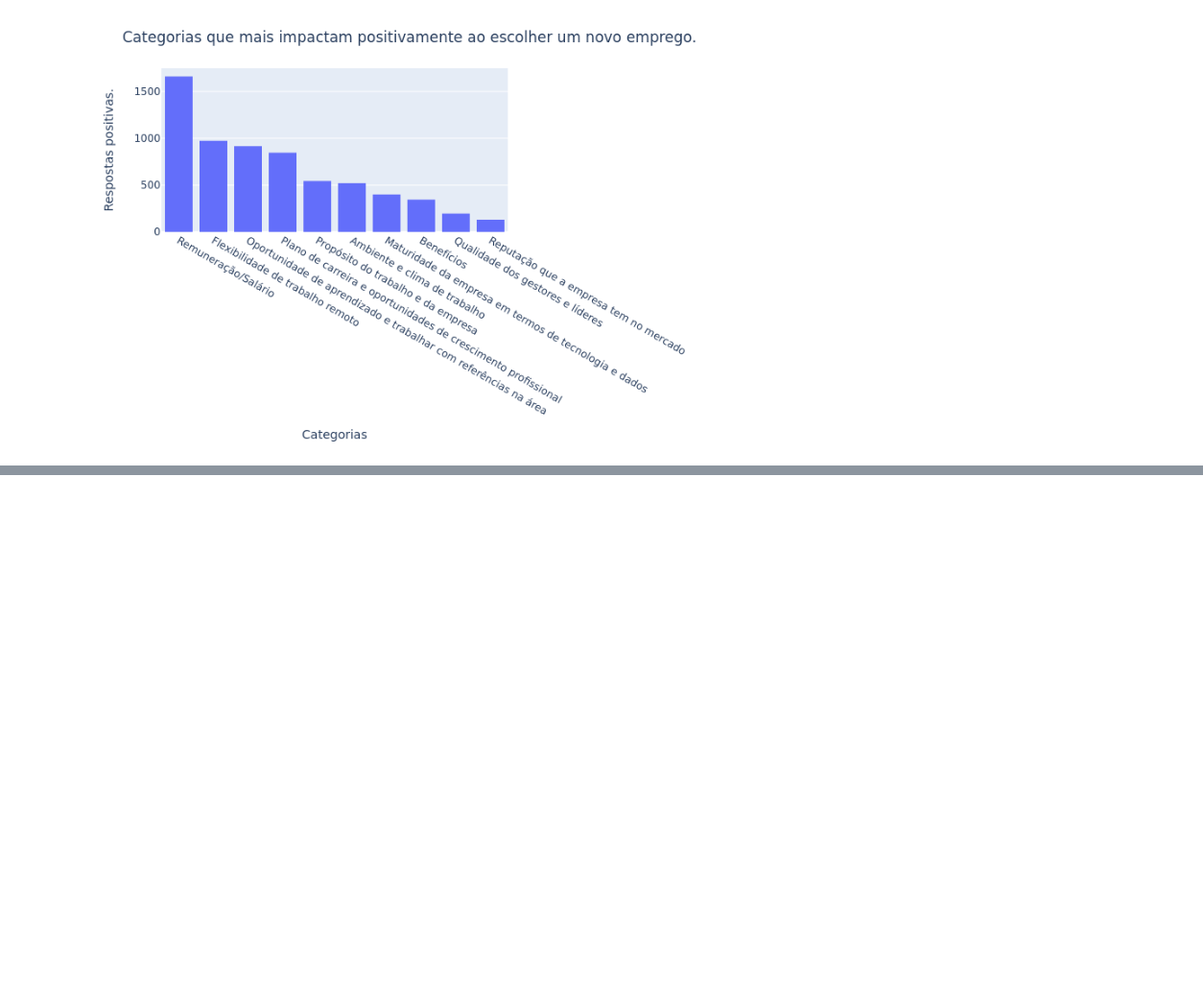
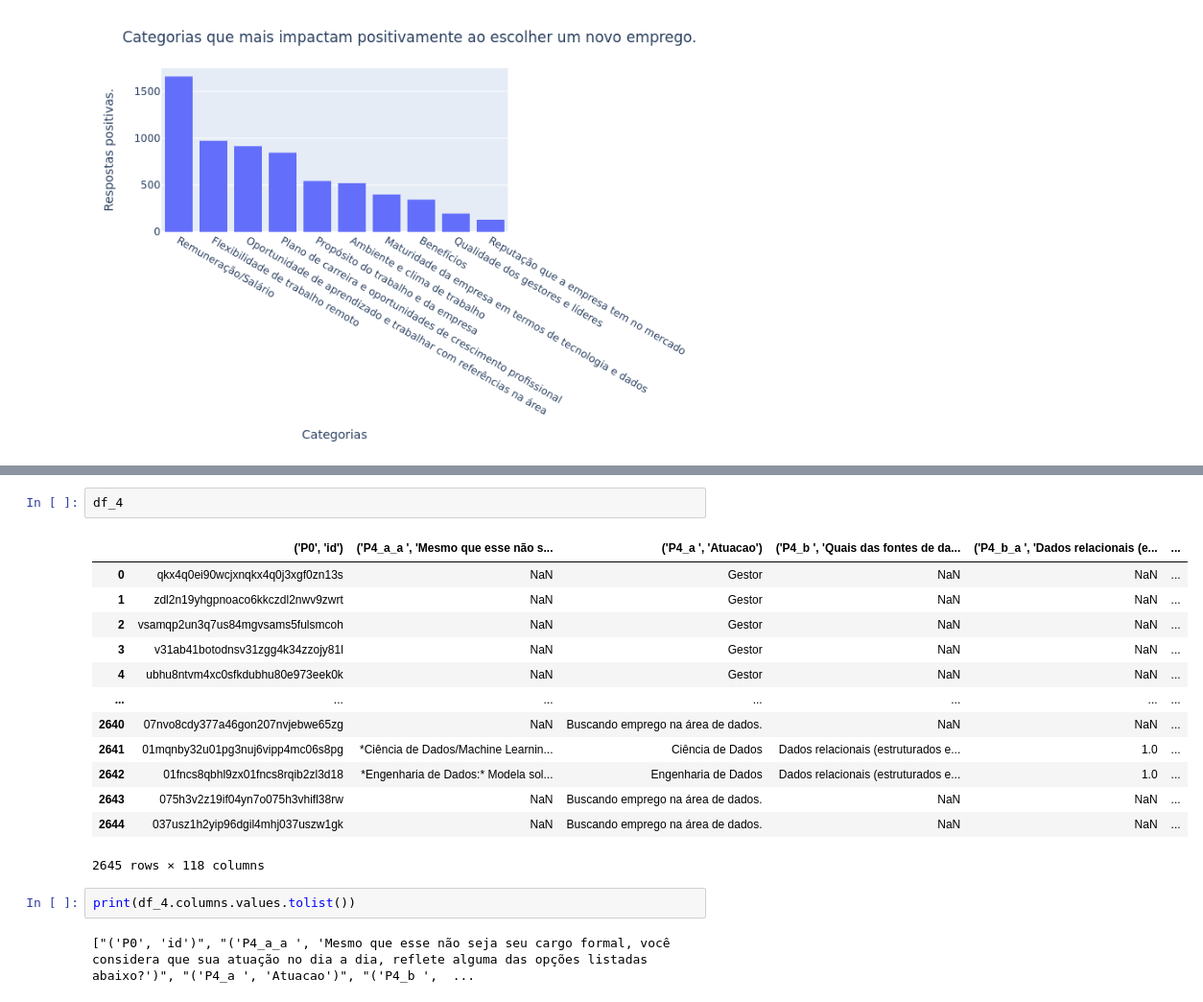
Before and after one commit to anyellequeiroz/State-of-Data-Brazil, a Jupyter notebook: State of data.ipynb, the cells around one changed output, grey strips where cells are left out. Shown at 96% size. Cells and saved outputs as stored; diff of their text form; blank space fills up the shorter version.

```diff
--- a/State of data.ipynb
+++ b/State of data.ipynb
@@ -648,0 +671,20 @@ fig.show("png")
+# %%
+df_4
+# %% [output]
+|  | ('P0', 'id') | ('P4_a_a ', 'Mesmo que esse não s... | ('P4_a ', 'Atuacao') | ('P4_b ', 'Quais das fontes de da... | ('P4_b_a ', 'Dados relacionais (e... | ... |
+| 0 | qkx4q0ei90wcjxnqkx4q0j3xgf0zn13s | NaN | Gestor | NaN | NaN | ... |
+| 1 | zdl2n19yhgpnoaco6kkczdl2nwv9zwrt | NaN | Gestor | NaN | NaN | ... |
+| 2 | vsamqp2un3q7us84mgvsams5fulsmcoh | NaN | Gestor | NaN | NaN | ... |
+| 3 | v31ab41botodnsv31zgg4k34zzojy81l | NaN | Gestor | NaN | NaN | ... |
+| 4 | ubhu8ntvm4xc0sfkdubhu80e973eek0k | NaN | Gestor | NaN | NaN | ... |
+| ... | ... | ... | ... | ... | ... | ... |
+| 2640 | 07nvo8cdy377a46gon207nvjebwe65zg | NaN | Buscando emprego na área de dados. | NaN | NaN | ... |
+| 2641 | 01mqnby32u01pg3nuj6vipp4mc06s8pg | *Ciência de Dados/Machine Learnin... | Ciência de Dados | Dados relacionais (estruturados e... | 1.0 | ... |
+| 2642 | 01fncs8qbhl9zx01fncs8rqib2zl3d18 | *Engenharia de Dados:* Modela sol... | Engenharia de Dados | Dados relacionais (estruturados e... | 1.0 | ... |
+| 2643 | 075h3v2z19if04yn7o075h3vhifl38rw | NaN | Buscando emprego na área de dados. | NaN | NaN | ... |
+| 2644 | 037usz1h2yip96dgil4mhj037uszw1gk | NaN | Buscando emprego na área de dados. | NaN | NaN | ... |
+2645 rows × 118 columns
+# %%
+print(df_4.columns.values.tolist())
+# %% [output]
+["('P0', 'id')", "('P4_a_a ', 'Mesmo que esse não seja seu cargo formal, você considera que sua atuação no dia a dia, reflete alguma das opções listadas abaixo?')", "('P4_a ', 'Atuacao')", "('P4_b ',  ...
```
Also changed, not shown: parts of 6 cells of this notebook.
